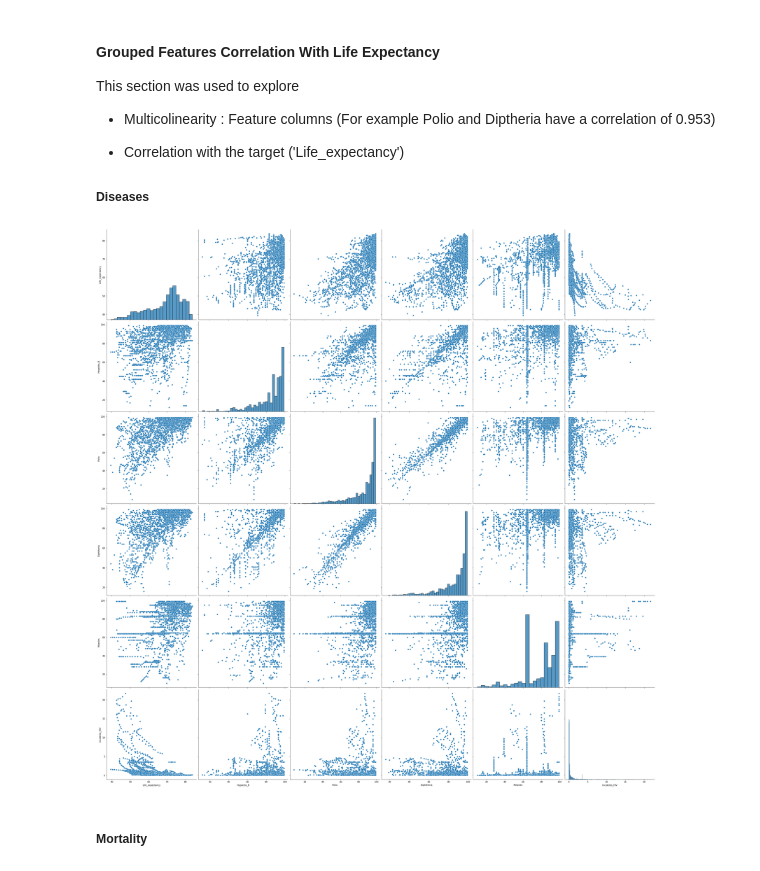
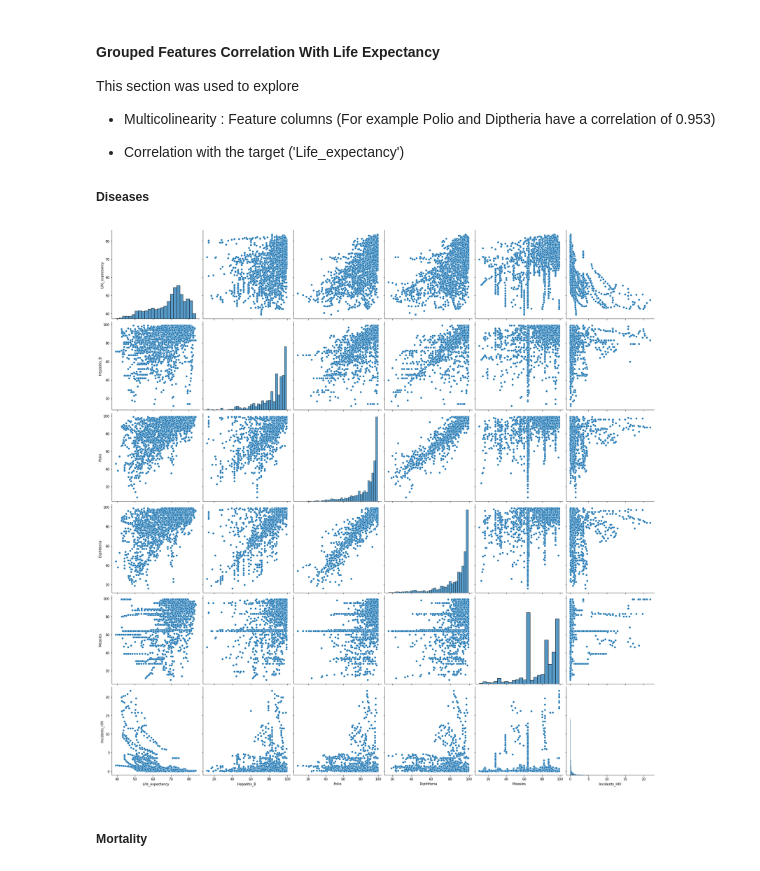
Before and after one commit to Diiamon/Def_WHO-life-, a Jupyter notebook: Notebook WHO.ipynb, the cells around one changed output. Cells and saved outputs as stored; diff of their text form; code cells hidden in the pictures.

```diff
--- a/Notebook WHO.ipynb
+++ b/Notebook WHO.ipynb
@@ -344,10 +424,10 @@ This section was used to explore
 # %%
 #Diseases correlation to life expectancy
 sns.pairplot(df[['Life_expectancy','Hepatitis_B','Polio','Diphtheria','Measles','Incidents_HIV']],
-             height = 6)
+             height = 4)
 plt.show()
 # %% [output]
-[figure, old version]
+[figure, new version]
 # %% [markdown]
 ##### Mortality
 # %%
```
Also changed, not shown: parts of 27 cells of this notebook.
